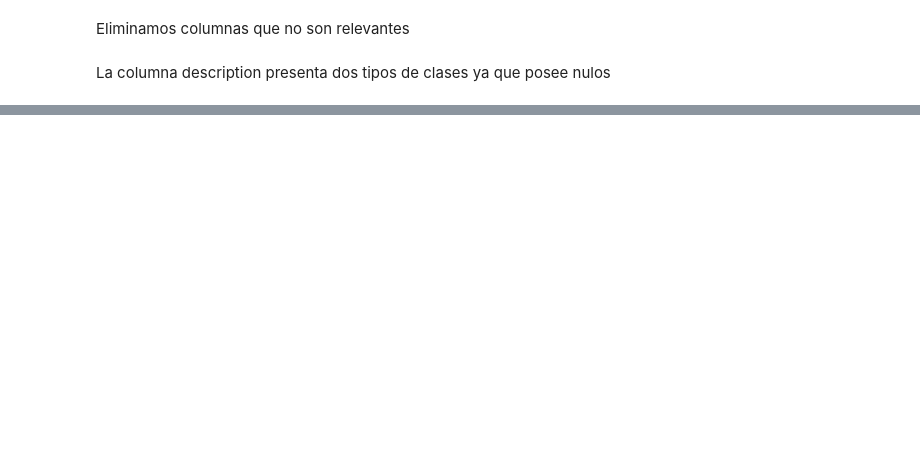
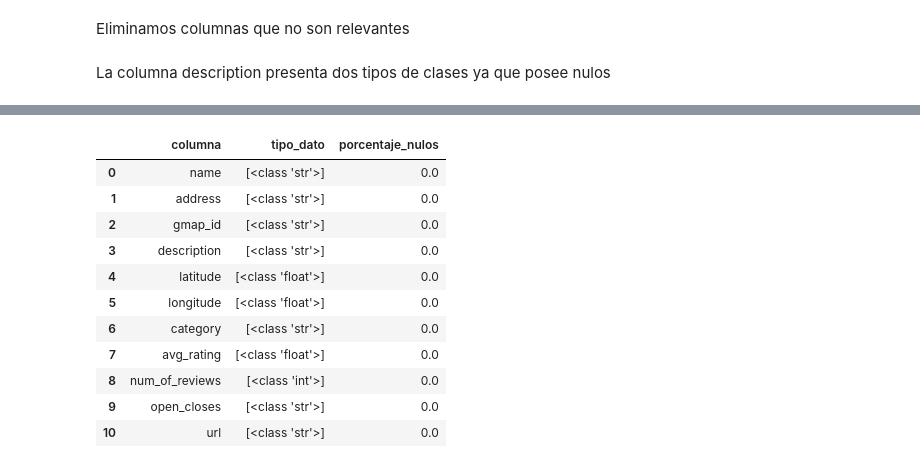
Before and after one commit to MiliTrres/PF_Reviews-Recommendation_Henry, a Jupyter notebook: ETL/ETL_metadatos-sitios.ipynb, the cells around one changed output, grey strips where cells are left out. Saved outputs shown, nothing was run; the diff lists cells and outputs as text; code cells hidden in the pictures; blank space fills up the shorter version.

```diff
--- a/ETL/ETL_metadatos-sitios.ipynb
+++ b/ETL/ETL_metadatos-sitios.ipynb
@@ -118,2 +115,0 @@ Renombramos y estandarizamos columnas
-# %%
-df.rename(columns={'Unnamed: 0':'metadatos_id'}, inplace = True)
@@ -124,2 +115,0 @@ La desanidaremos y borraremos la columna 'hours' con una funcion creada para est
-# %%
-df = ut.horas_metada(df)
@@ -126,3 +118,5 @@ df = ut.horas_metada(df)
+# %%
+df = df.rename(columns={'state':'open_closes'})
 # %%
 df
 # %% [output]
@@ -147,21 +135,0 @@ ESTO NO FUNCIONA
-# %%
-def extract_all_key_values(misc_dict):
-    """
-    Extrae todos los valores de las claves del diccionario 'MISC' en el DataFrame.
-    Une los valores de cada clave en una sola cadena separada por comas.
-    Los valores no válidos se reemplazan por NaN.
-    """
-
-    if isinstance(misc_dict, dict):
-        return ', '.join([value for values in misc_dict.values() for value in values])
-    else:
-        return np.nan
-
-# Aplica la función a la columna 'MISC'
-df['MISC'] = df['MISC'].apply(lambda x: ast.literal_eval(x) if isinstance(x, str) else np.nan)
-df['All_Misc_Values'] = df['MISC'].apply(extract_all_key_values)
-
-# Elimina la columna 'MISC'
-metdat_florida = df.drop(columns=['MISC'])
-
-metdat_florida
@@ -181,0 +136,15 @@ metdat_florida
+# %%
+ut.tipo_dato(df)
+# %% [output]
+|  | columna | tipo_dato | porcentaje_nulos |
+| 0 | name | [<class 'str'>] | 0.0 |
+| 1 | address | [<class 'str'>] | 0.0 |
+| 2 | gmap_id | [<class 'str'>] | 0.0 |
+| 3 | description | [<class 'str'>] | 0.0 |
+| 4 | latitude | [<class 'float'>] | 0.0 |
+| 5 | longitude | [<class 'float'>] | 0.0 |
+| 6 | category | [<class 'str'>] | 0.0 |
+| 7 | avg_rating | [<class 'float'>] | 0.0 |
+| 8 | num_of_reviews | [<class 'int'>] | 0.0 |
+| 9 | open_closes | [<class 'str'>] | 0.0 |
+| 10 | url | [<class 'str'>] | 0.0 |
```
Also changed, not shown: parts of 12 cells of this notebook, 1 other file.
